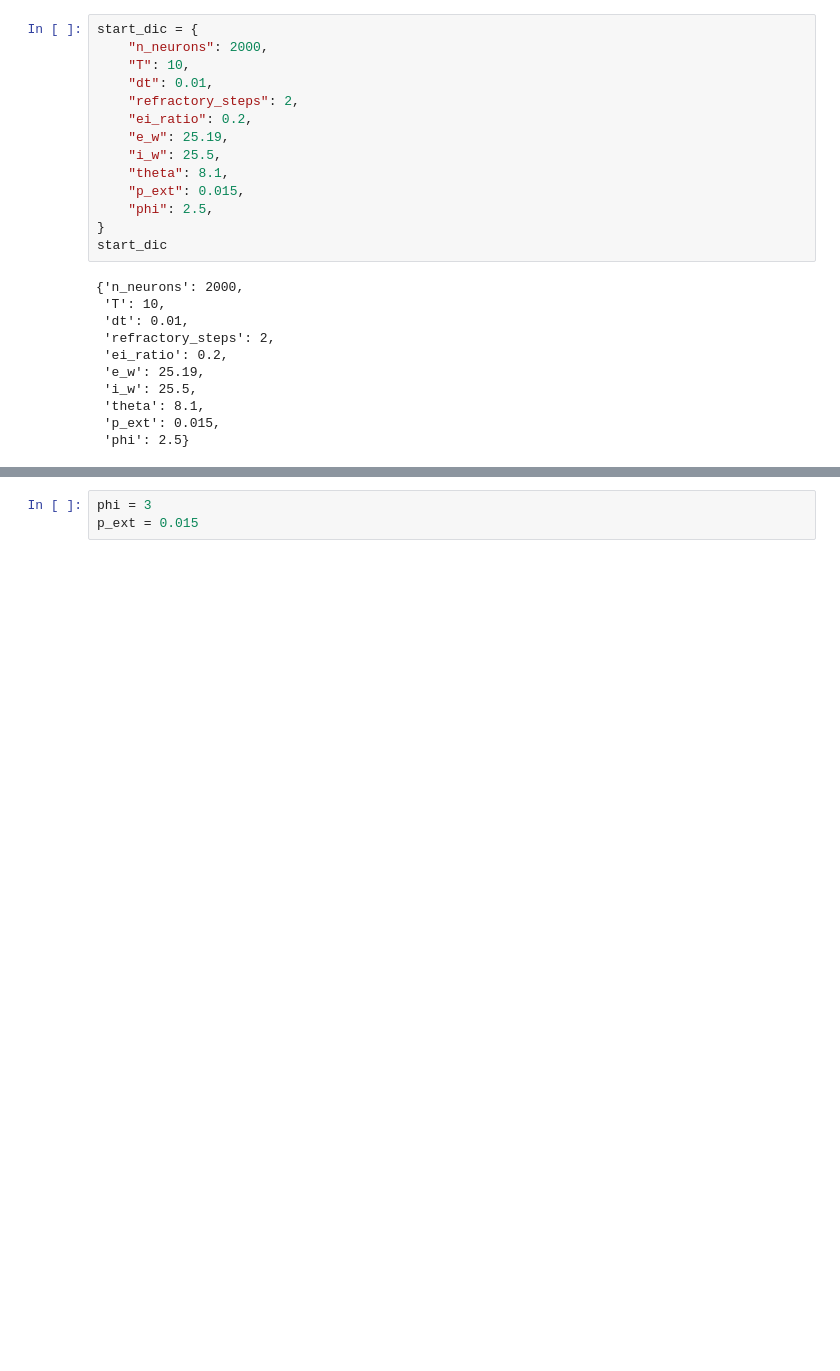
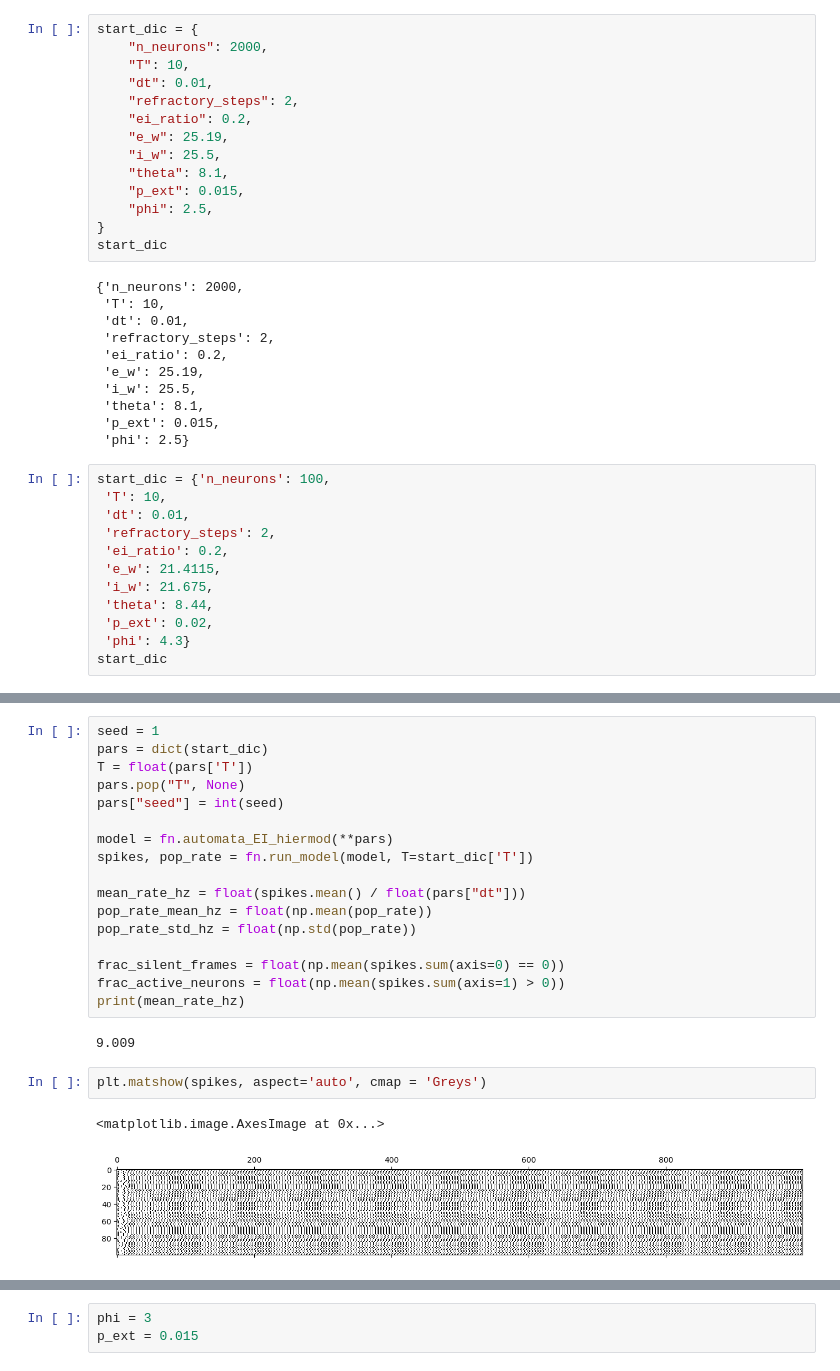
Before and after one commit to dmnburrows/multiscale_dev_dynamics, a Jupyter notebook: Untitled.ipynb, the cells around one changed output, grey strips where cells are left out. Saved outputs shown, nothing was run; the diff lists cells and outputs as text; blank space fills up the shorter version.

```diff
--- a/Untitled.ipynb
+++ b/Untitled.ipynb
@@ -49,3 +49,15 @@ start_dic
  'theta': 8.1,
  'p_ext': 0.015,
  'phi': 2.5}
+# %%
+start_dic = {'n_neurons': 100,
+ 'T': 10,
+ 'dt': 0.01,
+ 'refractory_steps': 2,
+ 'ei_ratio': 0.2,
+ 'e_w': 21.4115,
+ 'i_w': 21.675,
+ 'theta': 8.44,
+ 'p_ext': 0.02,
+ 'phi': 4.3}
+start_dic
@@ -51,0 +75,24 @@ start_dic
+# %%
+seed = 1
+pars = dict(start_dic)
+T = float(pars['T'])
+pars.pop("T", None)
+pars["seed"] = int(seed)
+
+model = fn.automata_EI_hiermod(**pars)
+spikes, pop_rate = fn.run_model(model, T=start_dic['T'])
+
+mean_rate_hz = float(spikes.mean() / float(pars["dt"]))
+pop_rate_mean_hz = float(np.mean(pop_rate))
+pop_rate_std_hz = float(np.std(pop_rate))
+
+frac_silent_frames = float(np.mean(spikes.sum(axis=0) == 0))
+frac_active_neurons = float(np.mean(spikes.sum(axis=1) > 0))
+print(mean_rate_hz)
+# %% [output]
+9.009
+# %%
+plt.matshow(spikes, aspect='auto', cmap = 'Greys')
+# %% [output]
+<matplotlib.image.AxesImage at 0x...>
+[figure, added]
```
Also changed, not shown: parts of 6 cells of this notebook, 1 other file.
